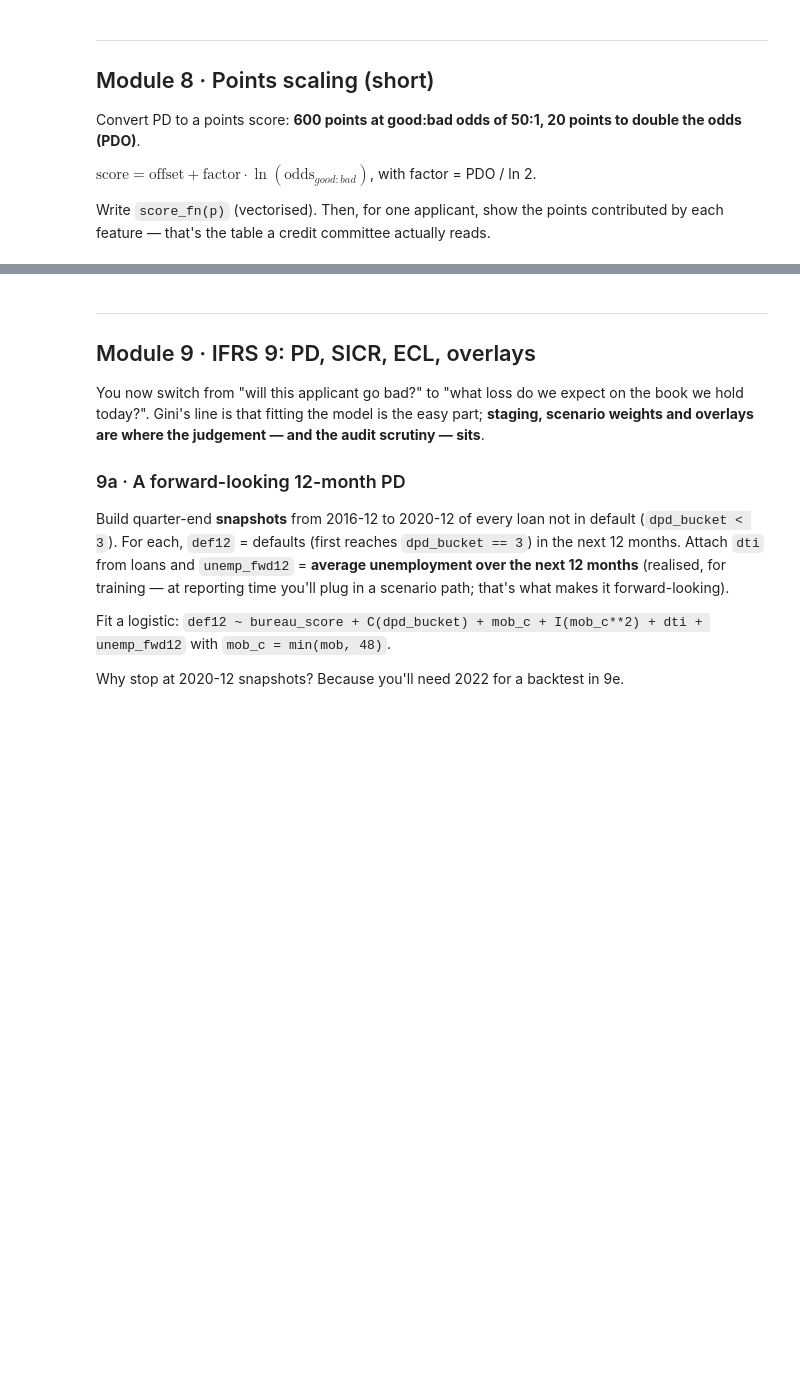
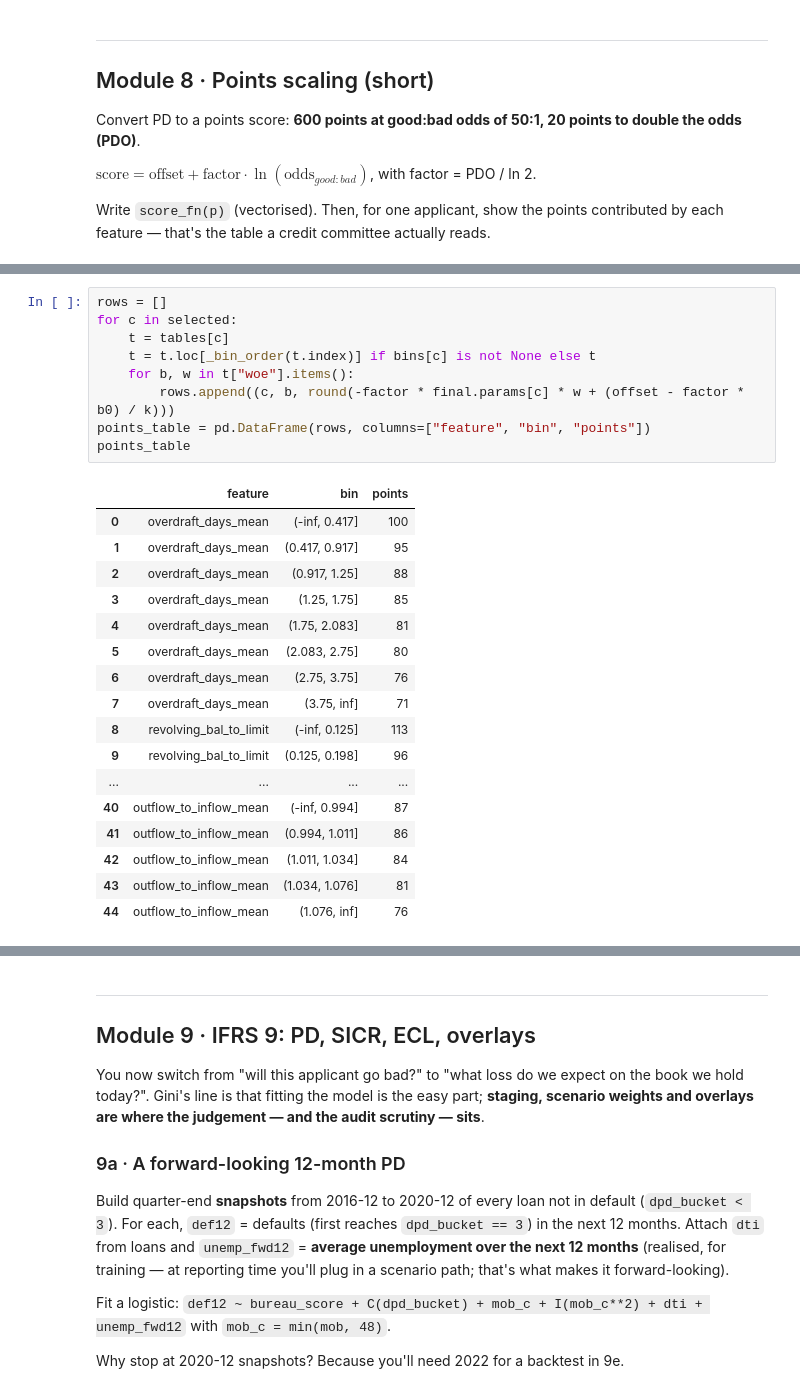
Before and after one commit to S-Azeem/gini_lab, a Jupyter notebook: gini_lab.ipynb, the cells around one changed output, grey strips where cells are left out. Saved outputs shown, nothing was run; the diff lists cells and outputs as text; blank space fills up the shorter version.

```diff
--- a/gini_lab.ipynb
+++ b/gini_lab.ipynb
@@ -985,0 +1029,27 @@ score_fn = None
+# %%
+rows = []
+for c in selected:
+    t = tables[c]
+    t = t.loc[_bin_order(t.index)] if bins[c] is not None else t
+    for b, w in t["woe"].items():
+        rows.append((c, b, round(-factor * final.params[c] * w + (offset - factor * b0) / k)))
+points_table = pd.DataFrame(rows, columns=["feature", "bin", "points"])
+points_table
+# %% [output]
+|  | feature | bin | points |
+| 0 | overdraft_days_mean | (-inf, 0.417] | 100 |
+| 1 | overdraft_days_mean | (0.417, 0.917] | 95 |
+| 2 | overdraft_days_mean | (0.917, 1.25] | 88 |
+| 3 | overdraft_days_mean | (1.25, 1.75] | 85 |
+| 4 | overdraft_days_mean | (1.75, 2.083] | 81 |
+| 5 | overdraft_days_mean | (2.083, 2.75] | 80 |
+| 6 | overdraft_days_mean | (2.75, 3.75] | 76 |
+| 7 | overdraft_days_mean | (3.75, inf] | 71 |
+| 8 | revolving_bal_to_limit | (-inf, 0.125] | 113 |
+| 9 | revolving_bal_to_limit | (0.125, 0.198] | 96 |
+| ... | ... | ... | ... |
+| 40 | outflow_to_inflow_mean | (-inf, 0.994] | 87 |
+| 41 | outflow_to_inflow_mean | (0.994, 1.011] | 86 |
+| 42 | outflow_to_inflow_mean | (1.011, 1.034] | 84 |
+| 43 | outflow_to_inflow_mean | (1.034, 1.076] | 81 |
+| 44 | outflow_to_inflow_mean | (1.076, inf] | 76 |
```
Also changed, not shown: parts of 6 cells of this notebook.
